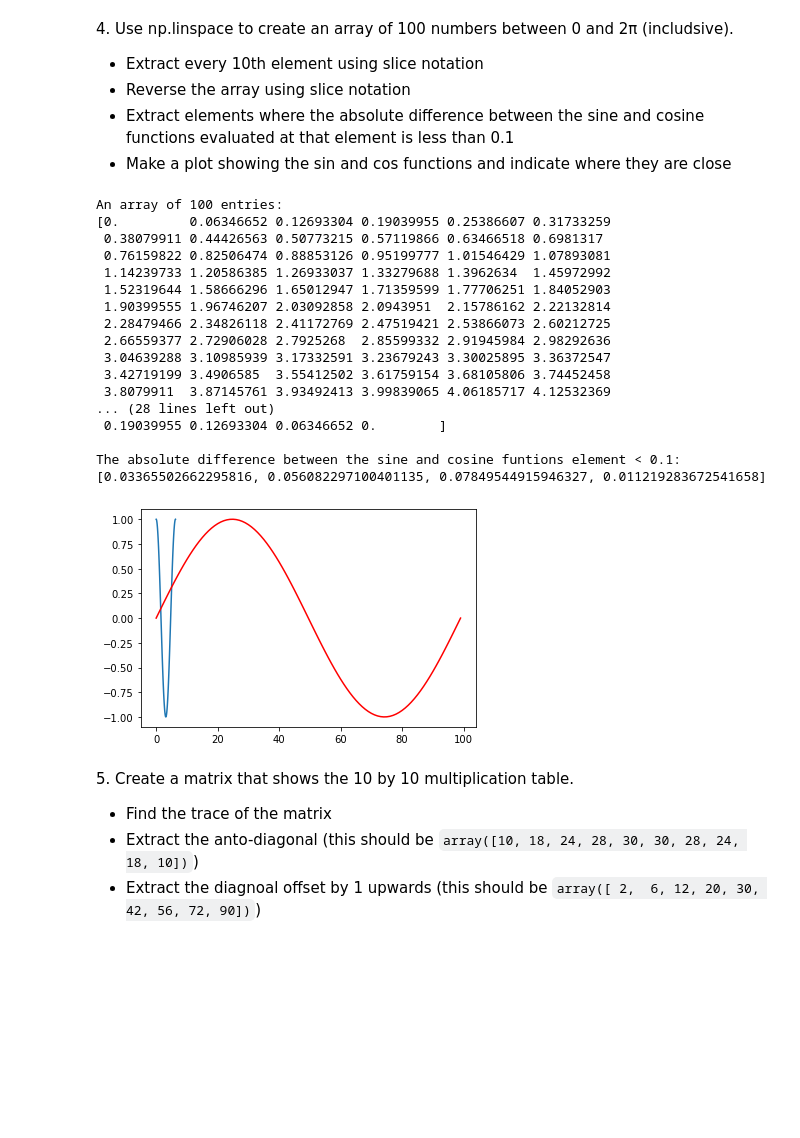
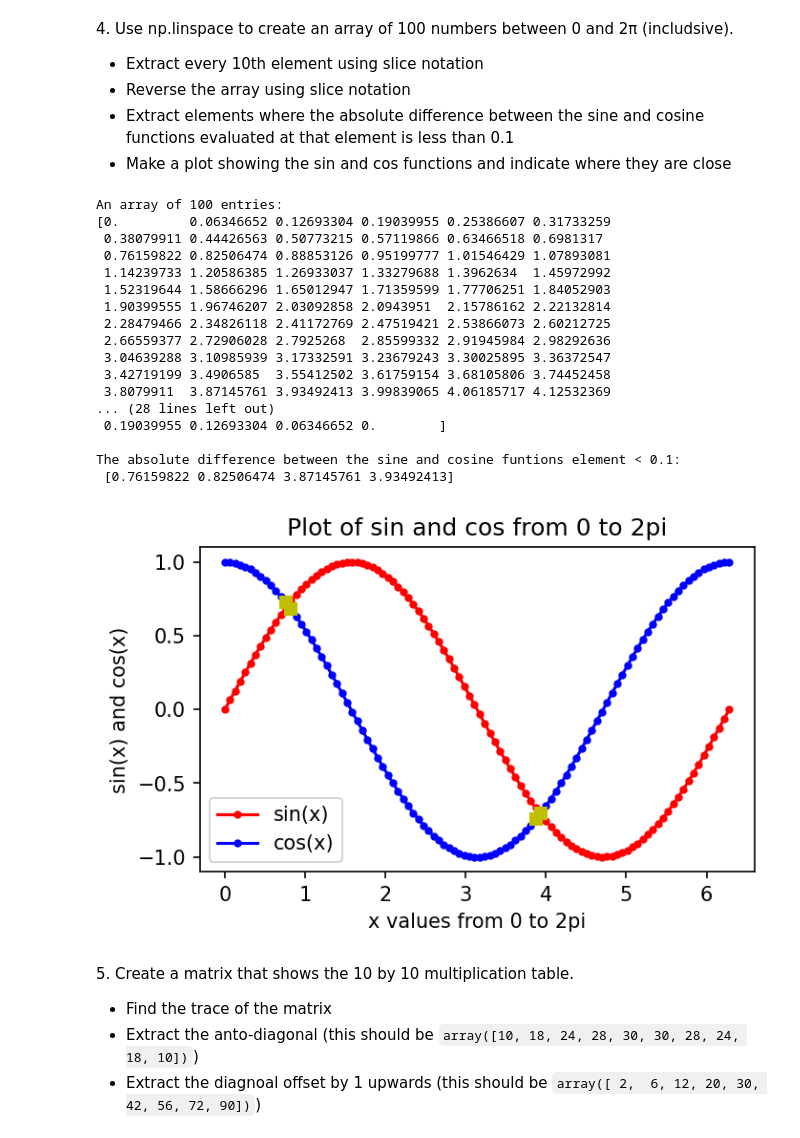
Before and after one commit to PhysicsOfData/LaboratoryOfComputationalPhysics_Y4, a Jupyter notebook: 03ex_Numpy.ipynb, the cells around one changed output. Cells and saved outputs as stored; diff of their text form; code cells hidden in the pictures; blank space fills up the shorter version.

```diff
--- a/03ex_Numpy.ipynb
+++ b/03ex_Numpy.ipynb
@@ -122,43 +126,51 @@ print("An array of every 10th element:")
 print(extra_arr, '\n')
 
 # reserve the array
 reversed_arr = arr[:: -1]
 print("The reserved array:")
 print(reversed_arr, '\n')
 
 #elements with the absolute difference btw the sine and cosine funtions
+b = np.array([i for i in arr if np.abs(np.sin(i)-np.cos(i))<0.1])
+print("The absolute difference between the sine and cosine funtions element < 0.1: \n", b)
+
+arr_funs_diff = np.abs(arr_sine - arr_cosine)<0.1
+z=arr[arr_funs_diff]
+
+#plot of sine and cosine functions
+plt.figure(figsize = (5,3), dpi=150)
 arr_sine = np.sin(arr)
 arr_cosine = np.cos(arr)
-arr_funs_diff = np.abs(arr_sine - arr_cosine)
-#print (arr_funs_diff, '\n')
+plt.plot(arr, arr_sine, 'r.-')
+plt.plot(arr, arr_cosine, 'b.-')
 
-b = []
-y = [b.append(i) for i in arr_funs_diff if i < 0.1]
-print("The absolute difference between the sine and cosine funtions element < 0.1: ")
-print(b)
 
-#plot of sine and cosine functions
-plt.plot(arr, arr_cosine, arr_sine, 'red')
+plt.plot(z, np.cos(z), 'ys')
+#plt.plot(b, arr_cosine, 'b.-')
+plt.xlabel('x values from 0 to 2pi')  # string must be enclosed with quotes '  '
+plt.ylabel('sin(x) and cos(x)')
+plt.title('Plot of sin and cos from 0 to 2pi')
+plt.legend(['sin(x)', 'cos(x)'], loc='best')
 plt.show()
 # %% [output]
 An array of 100 entries:
 [0.         0.06346652 0.12693304 0.19039955 0.25386607 0.31733259
  0.38079911 0.44426563 0.50773215 0.57119866 0.63466518 0.6981317
  0.76159822 0.82506474 0.88853126 0.95199777 1.01546429 1.07893081
  1.14239733 1.20586385 1.26933037 1.33279688 1.3962634  1.45972992
  1.52319644 1.58666296 1.65012947 1.71359599 1.77706251 1.84052903
  1.90399555 1.96746207 2.03092858 2.0943951  2.15786162 2.22132814
  2.28479466 2.34826118 2.41172769 2.47519421 2.53866073 2.60212725
  2.66559377 2.72906028 2.7925268  2.85599332 2.91945984 2.98292636
  3.04639288 3.10985939 3.17332591 3.23679243 3.30025895 3.36372547
  3.42719199 3.4906585  3.55412502 3.61759154 3.68105806 3.74452458
  3.8079911  3.87145761 3.93492413 3.99839065 4.06185717 4.12532369
 ... (28 lines left out)
  0.19039955 0.12693304 0.06346652 0.        ]
 
 The absolute difference between the sine and cosine funtions element < 0.1:
-[0.03365502662295816, 0.056082297100401135, 0.07849544915946327, 0.011219283672541658]
+ [0.76159822 0.82506474 3.87145761 3.93492413]
-[figure, old version]
+[figure, new version]
 # %% [markdown]
 5\. Create a matrix that shows the 10 by 10 multiplication table.
 
```
Also changed, not shown: parts of 3 cells of this notebook, 48 other files.
